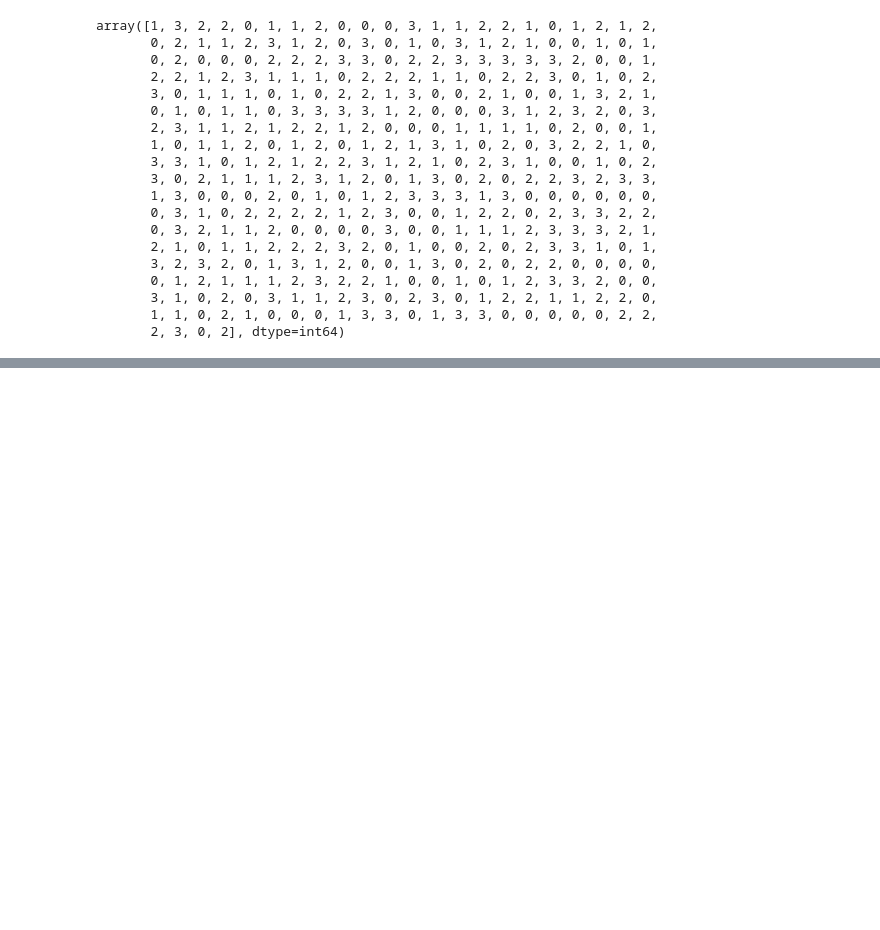
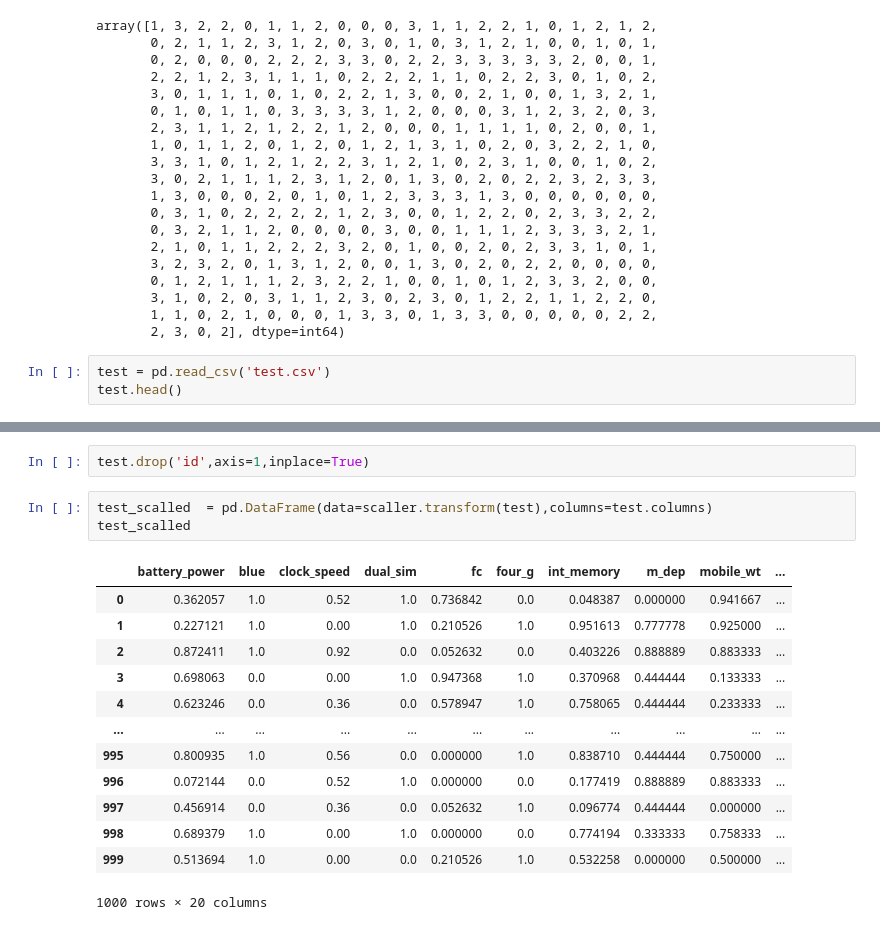
Before and after one commit to isoori/Mobile-Price-Prediction, a Jupyter notebook: mobile price prediction.ipynb, the cells around one changed output, grey strips where cells are left out. Drawn from its saved outputs; the diff is of its cells as text; blank space fills up the shorter version.

```diff
--- a/Untitled.ipynb
+++ b/mobile price prediction.ipynb
@@ -354,3 +354,6 @@ array([1, 3, 2, 2, 0, 1, 1, 2, 0, 0, 0, 3, 1, 1, 2, 2, 1, 0, 1, 2, 1, 2,
        3, 1, 0, 2, 0, 3, 1, 1, 2, 3, 0, 2, 3, 0, 1, 2, 2, 1, 1, 2, 2, 0,
        1, 1, 0, 2, 1, 0, 0, 0, 1, 3, 3, 0, 1, 3, 3, 0, 0, 0, 0, 0, 2, 2,
        2, 3, 0, 2], dtype=int64)
+# %%
+test = pd.read_csv('test.csv')
+test.head()
@@ -356,0 +368,19 @@ array([1, 3, 2, 2, 0, 1, 1, 2, 0, 0, 0, 3, 1, 1, 2, 2, 1, 0, 1, 2, 1, 2,
+# %%
+test.drop('id',axis=1,inplace=True)
+# %%
+test_scalled  = pd.DataFrame(data=scaller.transform(test),columns=test.columns)
+test_scalled
+# %% [output]
+|  | battery_power | blue | clock_speed | dual_sim | fc | four_g | int_memory | m_dep | mobile_wt | ... |
+| 0 | 0.362057 | 1.0 | 0.52 | 1.0 | 0.736842 | 0.0 | 0.048387 | 0.000000 | 0.941667 | ... |
+| 1 | 0.227121 | 1.0 | 0.00 | 1.0 | 0.210526 | 1.0 | 0.951613 | 0.777778 | 0.925000 | ... |
+| 2 | 0.872411 | 1.0 | 0.92 | 0.0 | 0.052632 | 0.0 | 0.403226 | 0.888889 | 0.883333 | ... |
+| 3 | 0.698063 | 0.0 | 0.00 | 1.0 | 0.947368 | 1.0 | 0.370968 | 0.444444 | 0.133333 | ... |
+| 4 | 0.623246 | 0.0 | 0.36 | 0.0 | 0.578947 | 1.0 | 0.758065 | 0.444444 | 0.233333 | ... |
+| ... | ... | ... | ... | ... | ... | ... | ... | ... | ... | ... |
+| 995 | 0.800935 | 1.0 | 0.56 | 0.0 | 0.000000 | 1.0 | 0.838710 | 0.444444 | 0.750000 | ... |
+| 996 | 0.072144 | 0.0 | 0.52 | 1.0 | 0.000000 | 0.0 | 0.177419 | 0.888889 | 0.883333 | ... |
+| 997 | 0.456914 | 0.0 | 0.36 | 0.0 | 0.052632 | 1.0 | 0.096774 | 0.444444 | 0.000000 | ... |
+| 998 | 0.689379 | 1.0 | 0.00 | 1.0 | 0.000000 | 0.0 | 0.774194 | 0.333333 | 0.758333 | ... |
+| 999 | 0.513694 | 1.0 | 0.00 | 0.0 | 0.210526 | 1.0 | 0.532258 | 0.000000 | 0.500000 | ... |
+1000 rows × 20 columns
```
Also changed, not shown: parts of 6 cells of this notebook.
